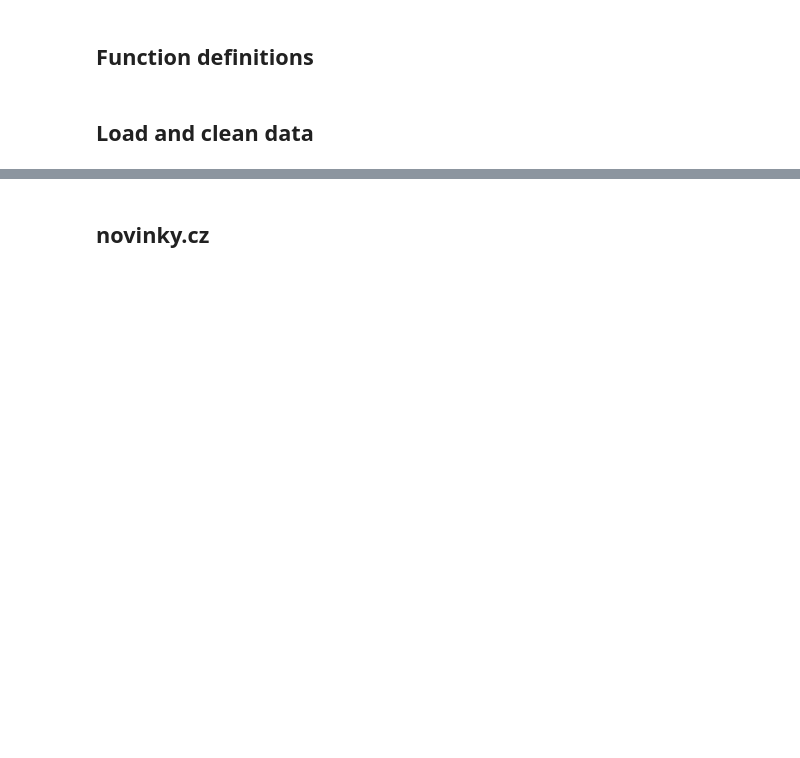
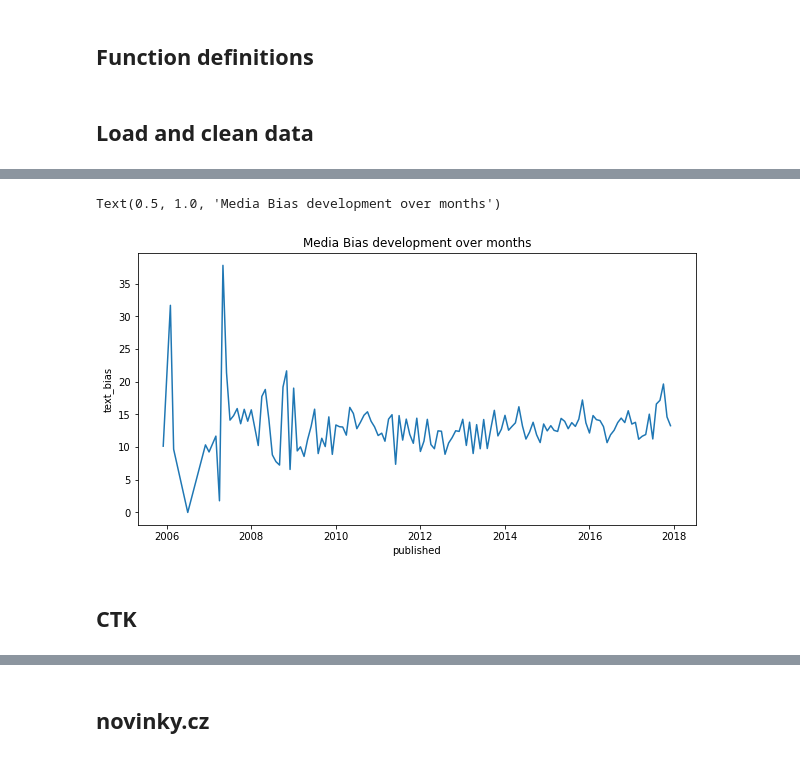
Before and after one commit to horychtom/czech-media-bias-detection, a Jupyter notebook: notebooks/media/full_pipeline/inference_experiments.ipynb, the cells around one changed output, grey strips where cells are left out. Drawn from its saved outputs; the diff is of its cells as text; code cells hidden in the pictures; blank space fills up the shorter version.

```diff
--- a/notebooks/media/full_pipeline/inference_experiments.ipynb
+++ b/notebooks/media/full_pipeline/inference_experiments.ipynb
@@ -197,0 +255,8 @@ novinky = data[data.subdomain == 'novinky.cz']
+# %%
+fig, ax = plt.subplots(figsize = (10, 5))
+sns.lineplot(ax = ax, x='published', y='text_bias', data=df_months).set_title('Media Bias development over months')
+# %% [output]
+Text(0.5, 1.0, 'Media Bias development over months')
+[figure, added]
+# %% [markdown]
+## CTK
```
Also changed, not shown: parts of 27 cells of this notebook, 4 other files.
